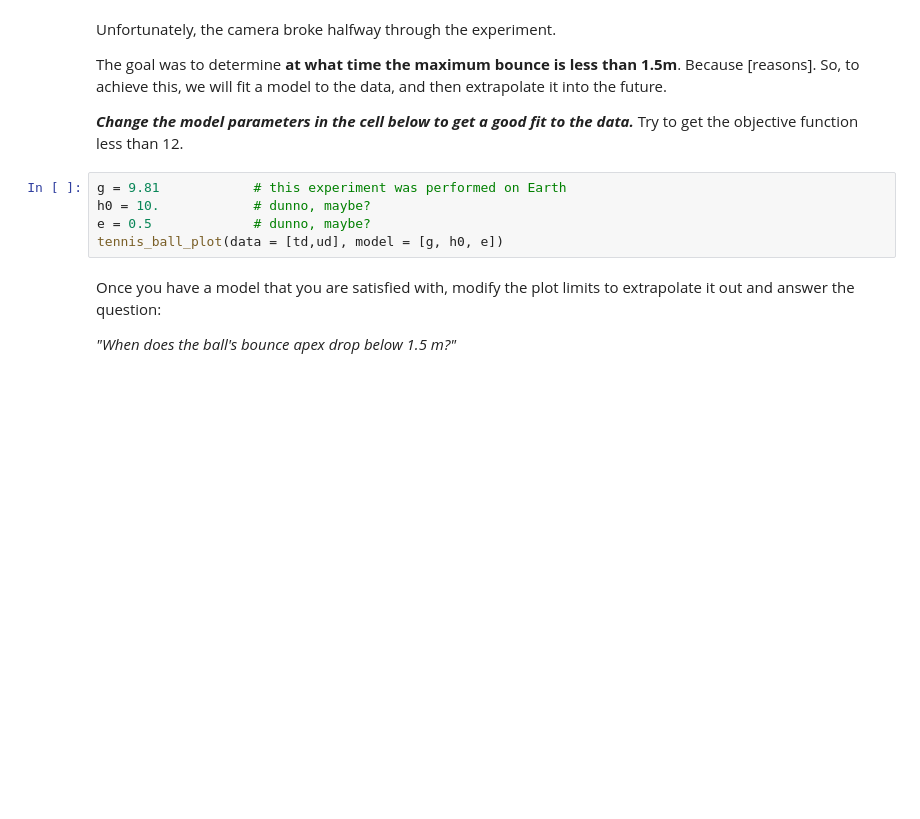
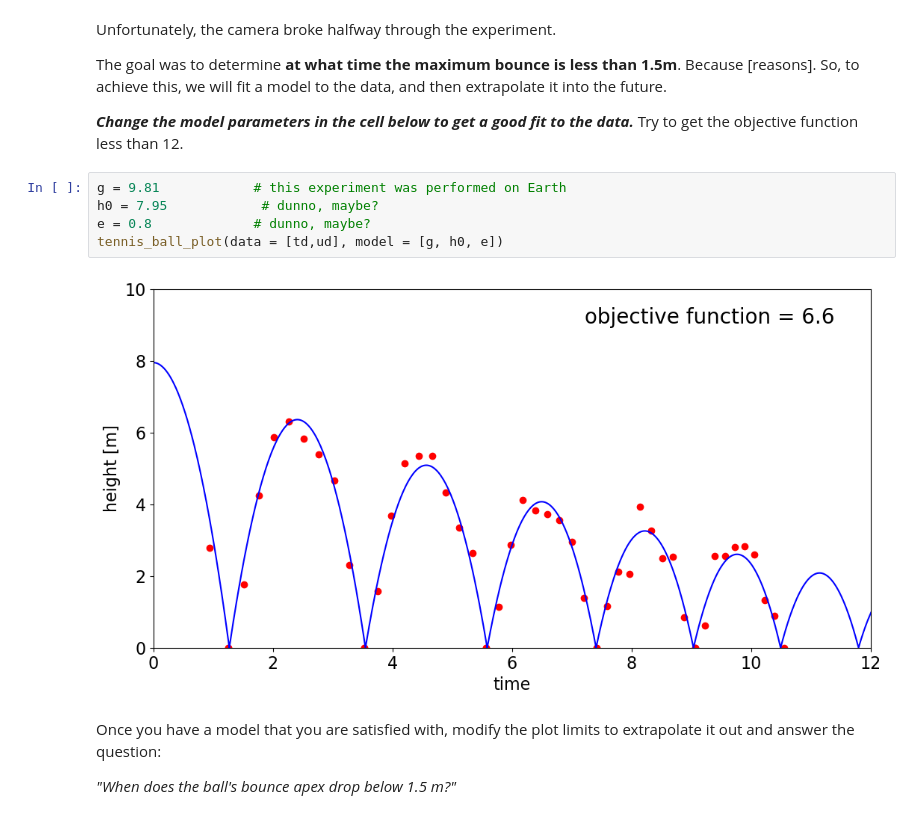
Before and after one commit to ddempsey/ucnz, a Jupyter notebook: calibration.ipynb, the cells around one changed output. Saved outputs shown, nothing was run; the diff lists cells and outputs as text; blank space fills up the shorter version.

```diff
--- a/calibration.ipynb
+++ b/calibration.ipynb
@@ -195,9 +204,11 @@ The goal was to determine **at what time the maximum bounce is less than 1.5m**.
 ***Change the model parameters in the cell below to get a good fit to the data.*** Try to get the objective function less than 12.
 # %%
 g = 9.81            # this experiment was performed on Earth
-h0 = 10.            # dunno, maybe?
-e = 0.5             # dunno, maybe?
+h0 = 7.95            # dunno, maybe?
+e = 0.8             # dunno, maybe?
 tennis_ball_plot(data = [td,ud], model = [g, h0, e])
+# %% [output]
+[figure, added]
 # %% [markdown]
 Once you have a model that you are satisfied with, modify the plot limits to extrapolate it out and answer the question:
 
```
Also changed, not shown: parts of 9 cells of this notebook, 7 other files.
